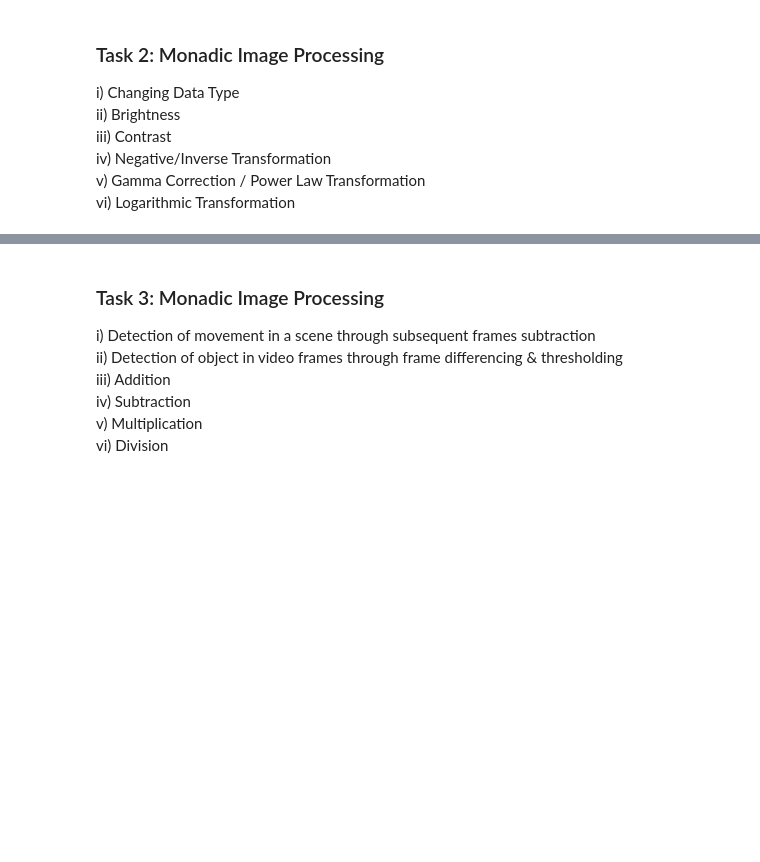
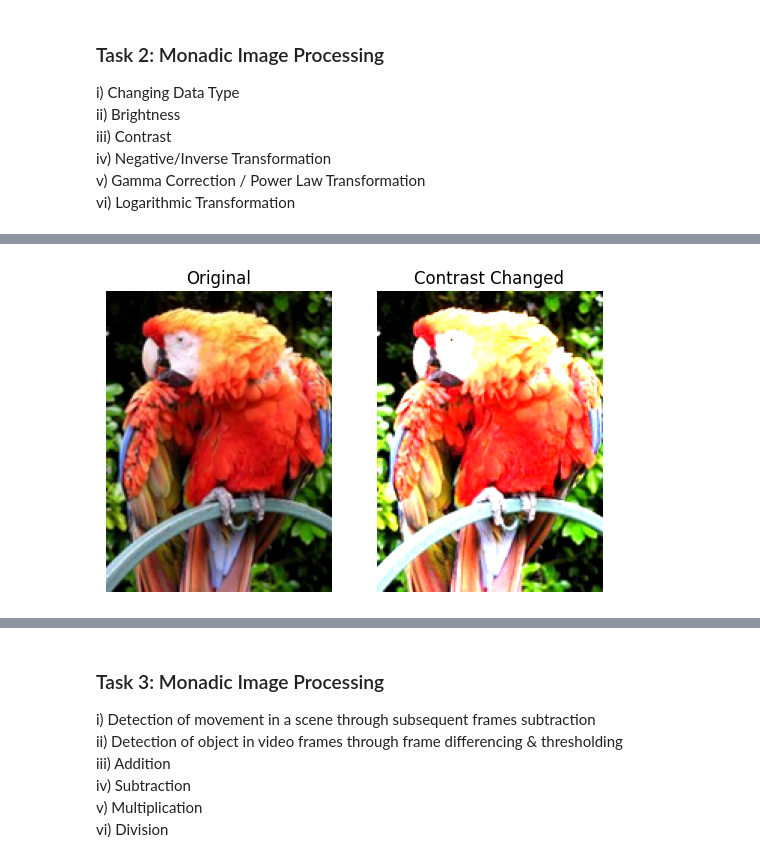
Before and after one commit to DanielSarf/DIP-Course-Submissions, a Jupyter notebook: Lab 7/Lab Notebook.ipynb, the cells around one changed output, grey strips where cells are left out. Saved outputs shown, nothing was run; the diff lists cells and outputs as text; code cells hidden in the pictures; blank space fills up the shorter version.

```diff
--- a/Lab 7/Lab Notebook.ipynb
+++ b/Lab 7/Lab Notebook.ipynb
@@ -55,0 +74,8 @@ vi) Logarithmic Transformation
+# %%
+contrast_scale = 1.99
+
+imgT2ContrastChanged = np.clip(contrast_scale * imgT2RGB, 0, 255).astype(np.uint8)
+
+plotter([imgT2RGB, imgT2ContrastChanged], 1, 2, ["Original", "Contrast Changed"])
+# %% [output]
+[figure, added]
```
Also changed, not shown: parts of 3 cells of this notebook.
